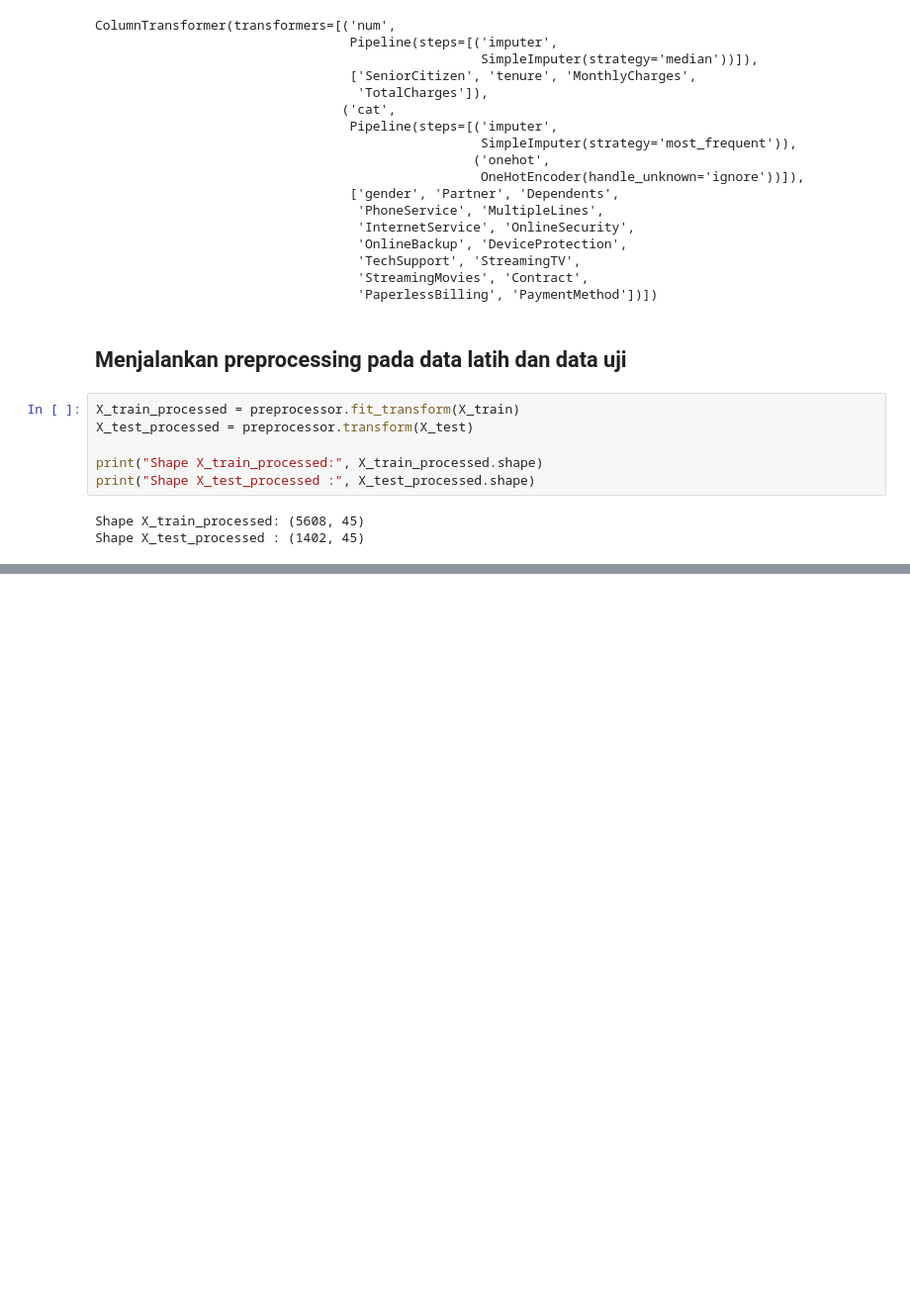
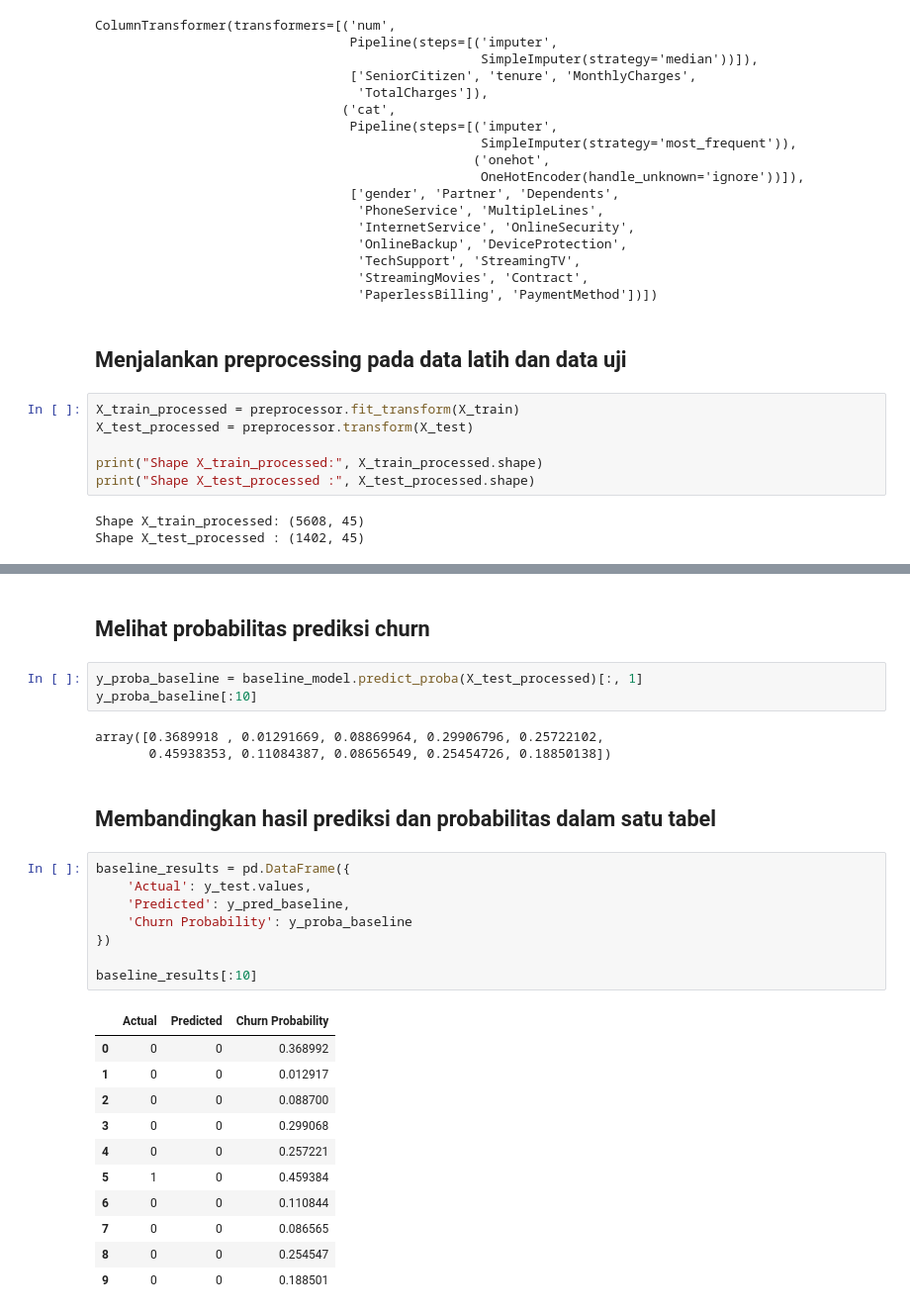
Before and after one commit to r021n/simple-machine-learing, a Jupyter notebook: Customer_Churn_Prediction.ipynb, the cells around one changed output, grey strips where cells are left out. Shown at 99% size. Cells and saved outputs as stored; diff of their text form; blank space fills up the shorter version.

```diff
--- a/Customer_Churn_Prediction.ipynb
+++ b/Customer_Churn_Prediction.ipynb
@@ -519,0 +602,30 @@ Shape X_test_processed : (1402, 45)
+# %% [markdown]
+## Melihat probabilitas prediksi churn
+# %%
+y_proba_baseline = baseline_model.predict_proba(X_test_processed)[:, 1]
+y_proba_baseline[:10]
+# %% [output]
+array([0.3689918 , 0.01291669, 0.08869964, 0.29906796, 0.25722102,
+       0.45938353, 0.11084387, 0.08656549, 0.25454726, 0.18850138])
+# %% [markdown]
+## Membandingkan hasil prediksi dan probabilitas dalam satu tabel
+# %%
+baseline_results = pd.DataFrame({
+    'Actual': y_test.values,
+    'Predicted': y_pred_baseline,
+    'Churn Probability': y_proba_baseline
+})
+
+baseline_results[:10]
+# %% [output]
+|  | Actual | Predicted | Churn Probability |
+| 0 | 0 | 0 | 0.368992 |
+| 1 | 0 | 0 | 0.012917 |
+| 2 | 0 | 0 | 0.088700 |
+| 3 | 0 | 0 | 0.299068 |
+| 4 | 0 | 0 | 0.257221 |
+| 5 | 1 | 0 | 0.459384 |
+| 6 | 0 | 0 | 0.110844 |
+| 7 | 0 | 0 | 0.086565 |
+| 8 | 0 | 0 | 0.254547 |
+| 9 | 0 | 0 | 0.188501 |
```
Also changed, not shown: parts of 17 cells of this notebook.
